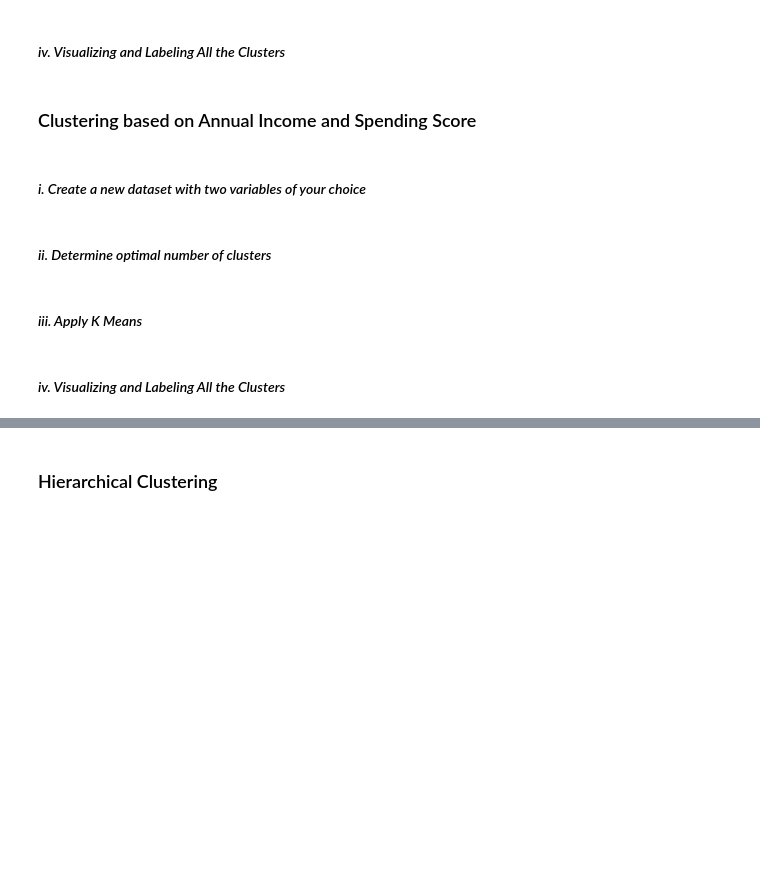
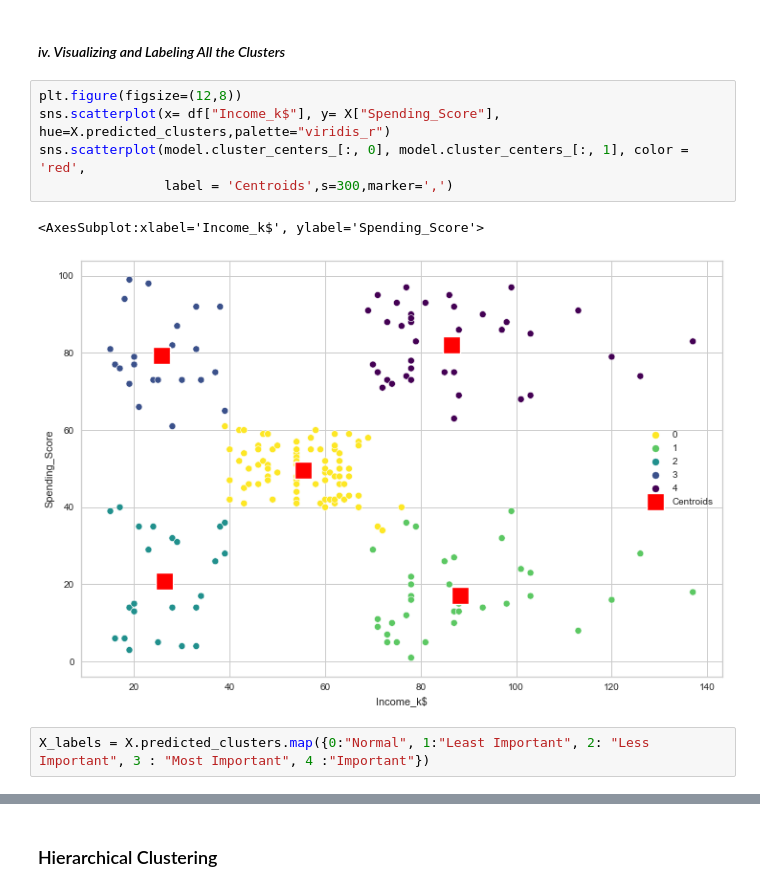
Before and after one commit to habip-bingol/Projects, a Jupyter notebook: ML_Projects/Customer_Segmentation/Cluestering_Analysis_Customers_Segmentation_Project.ipynb, the cells around one changed output, grey strips where cells are left out. Saved outputs shown, nothing was run; the diff lists cells and outputs as text; blank space fills up the shorter version.

```diff
--- a/ML_Projects/Customer_Segmentation/Cluestering_Analysis_Customers_Segmentation_Project.ipynb
+++ b/ML_Projects/Customer_Segmentation/Cluestering_Analysis_Customers_Segmentation_Project.ipynb
@@ -468,12 +447,12 @@ X_labels = X.predicted_clusters.map{""}
 # %% [markdown]
 #### *iv. Visualizing and Labeling All the Clusters*
-# %% [markdown]
-### Clustering based on Annual Income and Spending Score
-# %% [markdown]
-#### *i. Create a new dataset with two variables of your choice*
-# %% [markdown]
-#### *ii. Determine optimal number of clusters*
-# %% [markdown]
-#### *iii. Apply K Means*
-# %% [markdown]
-#### *iv. Visualizing and Labeling All the Clusters*
+# %%
+plt.figure(figsize=(12,8))
+sns.scatterplot(x= df["Income_k$"], y= X["Spending_Score"], hue=X.predicted_clusters,palette="viridis_r")
+sns.scatterplot(model.cluster_centers_[:, 0], model.cluster_centers_[:, 1], color = 'red',
+                label = 'Centroids',s=300,marker=',')
+# %% [output]
+<AxesSubplot:xlabel='Income_k$', ylabel='Spending_Score'>
+[figure, added]
+# %%
+X_labels = X.predicted_clusters.map({0:"Normal", 1:"Least Important", 2: "Less Important", 3 : "Most Important", 4 :"Important"})
```
Also changed, not shown: parts of 23 cells of this notebook.
